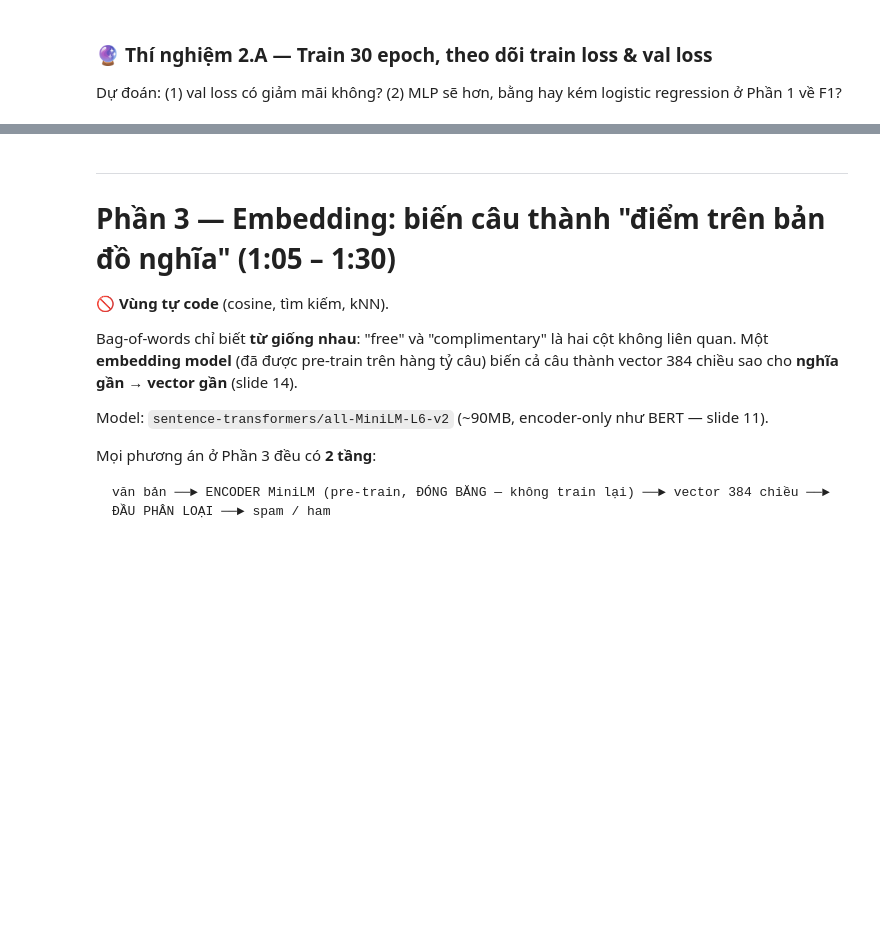
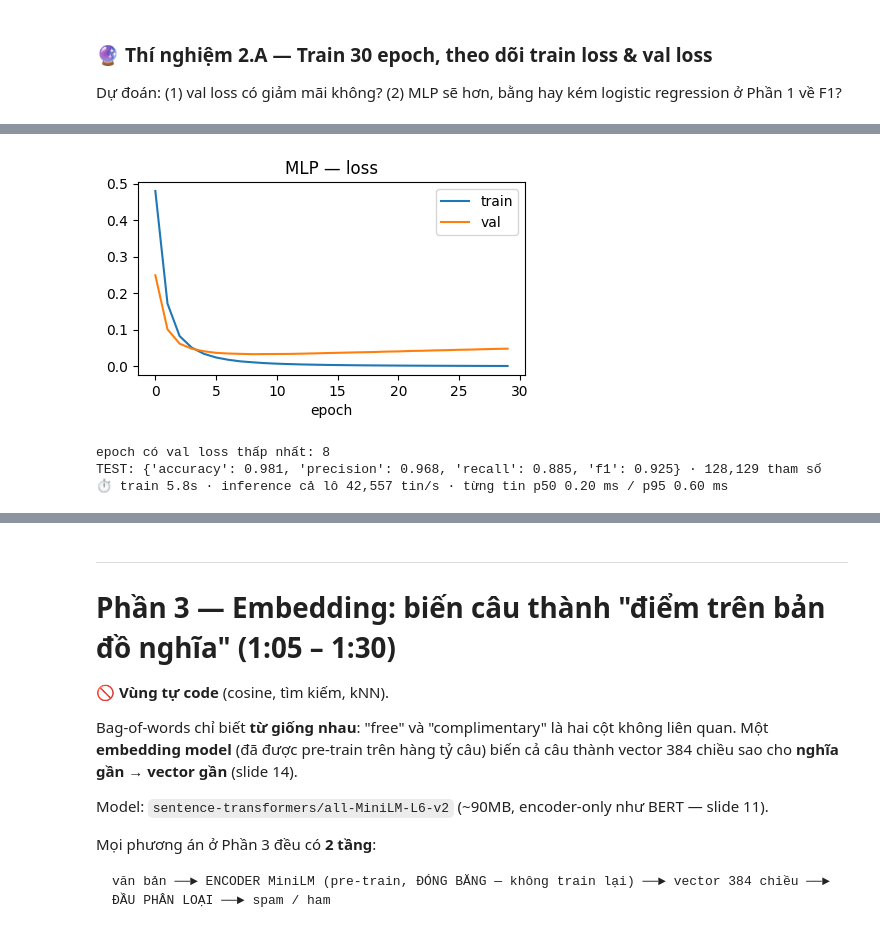
Before and after one commit to maihong1208/K5-L3A-Day-01-ChuMaiHong-2A202603377-AIFoundation, a Jupyter notebook: Bản_sao_của_day01_spam_ml_dl_embedding_llm.ipynb, the cells around one changed output, grey strips where cells are left out. Drawn from its saved outputs; the diff is of its cells as text; code cells hidden in the pictures; blank space fills up the shorter version.

```diff
--- a/Bản_sao_của_day01_spam_ml_dl_embedding_llm.ipynb
+++ b/Bản_sao_của_day01_spam_ml_dl_embedding_llm.ipynb
@@ -49,7 +49,7 @@ Mục tiêu hôm nay là **hiểu**, không phải "chạy được". Notebook
 %pip -q install kagglehub sentence-transformers openai anthropic
 # %%
 # ✏️ ĐIỀN MÃ SINH VIÊN CỦA BẠN (bắt buộc — quyết định cách chia dữ liệu của riêng bạn)
-STUDENT_ID = ""
+STUDENT_ID = "2A202603377"
 # %%
 # ⚙️ BỘ CÔNG CỤ CỦA LAB — chạy, KHÔNG sửa
 import os, re, time, json, hashlib, inspect, random
@@ -203,11 +264,12 @@ _run_check("1.1 vectorize", _t)
 # 🧩 TODO 1.2 — Sigmoid & dự đoán xác suất
 def sigmoid(z):
     """σ(z) = 1 / (1 + e^(−z)) — nhận số hoặc np.ndarray."""
-    raise NotImplementedError
+    return 1 / (1 + np.exp(-z))
 
 def predict_proba(X, w, b):
     """p(spam) cho từng dòng của X:  σ(X·w + b) → shape (n,)"""
-    raise NotImplementedError
+    z = np.dot(X, w) + b
+    return sigmoid(z)
 # %%
 def _t():
     assert abs(float(sigmoid(0)) - 0.5) < 1e-9, "sigmoid(0) phải bằng 0.5"
@@ -347,7 +489,11 @@ torch.manual_seed(SEED)
 # 🧩 TODO 2.1 — Xây mạng MLP
 def build_mlp(input_dim: int, hidden: int = 64) -> nn.Module:
     """nn.Sequential: Linear(input_dim → hidden) → ReLU → Linear(hidden → 1). Output là logit (chưa sigmoid)."""
-    raise NotImplementedError
+    return nn.Sequential(
+        nn.Linear(input_dim, hidden),
+        nn.ReLU(),
+        nn.Linear(hidden, 1)
+    )
 # %%
 def _t():
     m = build_mlp(10, 4)
@@ -375,7 +521,11 @@ def train_mlp(model, X_tr, y_tr, X_va, y_va, epochs=15, lr=1e-3, batch_size=64):
             idx = perm[i:i + batch_size]; xb, yb = Xt[idx], yt[idx]
             # TODO (5 dòng): xoá gradient cũ → forward ra logits shape (batch,) → tính loss
             #                → backward → cập nhật trọng số
-            raise NotImplementedError
+            opt.zero_grad()
+            logits = model(xb).squeeze(1)
+            loss = loss_fn(logits, yb)
+            loss.backward()
+            opt.step()
             total += loss.item() * len(idx)
         model.eval()
         with torch.no_grad():
@@ -402,3 +556,31 @@ predict("dl_curve", "...")
+# %%
+require_prediction("dl_curve")
+torch.manual_seed(SEED)
+mlp = build_mlp(X_tr.shape[1], 64)
+t0 = time.perf_counter()
+hist = train_mlp(mlp, X_tr, y_tr, X_va, y_va, epochs=30)
+tt = time.perf_counter() - t0
+
+plt.figure(figsize=(5, 2.5))
+plt.plot(hist["train"], label="train")
+plt.plot(hist["val"], label="val")
+plt.xlabel("epoch")
+plt.legend()
+plt.title("MLP — loss")
+plt.show()
+print("epoch có val loss thấp nhất:", int(np.argmin(hist["val"])))
+
+pred_mlp, bench = benchmark(lambda texts: predict_mlp(mlp, vectorize(texts, vocab)), texts_te, texts_te[SUB])
+m = metrics(y_te, pred_mlp)
+print("TEST:", {k: round(v, 3) for k, v in m.items()}, f"· {sum(p.numel() for p in mlp.parameters()):,} tham số")
+print(fmt_bench(tt, bench))
+RESULTS["2. BoW + MLP (deep learning)"] = {**m, "f1_SUB": metrics(y_te[SUB], pred_mlp[SUB])["f1"],
+                                            "train_s": tt, **bench, "usd_per_1k": 0.0}
+# %% [output]
+[figure, added]
+epoch có val loss thấp nhất: 8
+TEST: {'accuracy': 0.981, 'precision': 0.968, 'recall': 0.885, 'f1': 0.925} · 128,129 tham số
+⏱ train 5.8s · inference cả lô 42,557 tin/s · từng tin p50 0.20 ms / p95 0.60 ms
 # %%
 require_prediction("dl_curve")
 torch.manual_seed(SEED)
```
Also changed, not shown: parts of 76 cells of this notebook.
